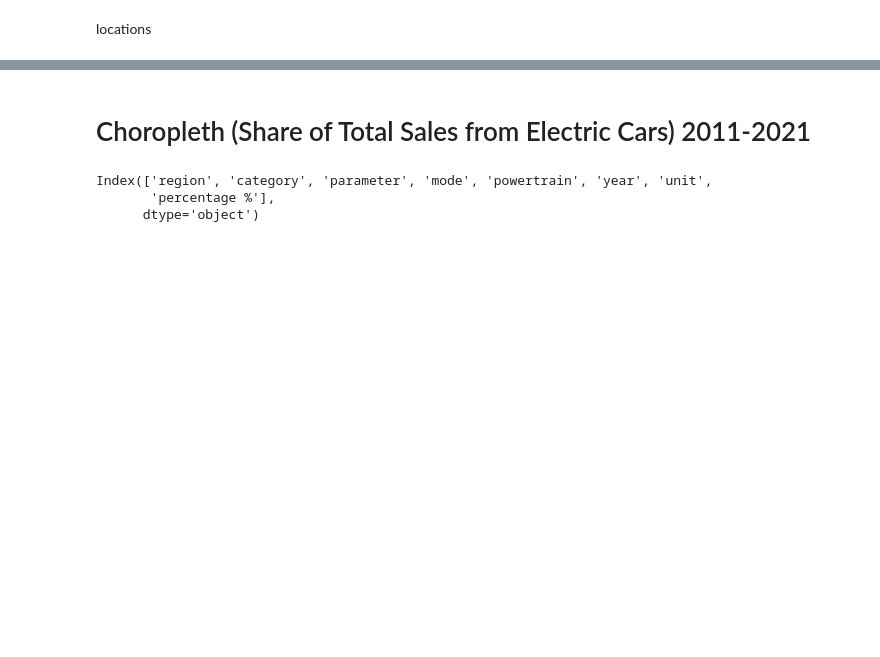
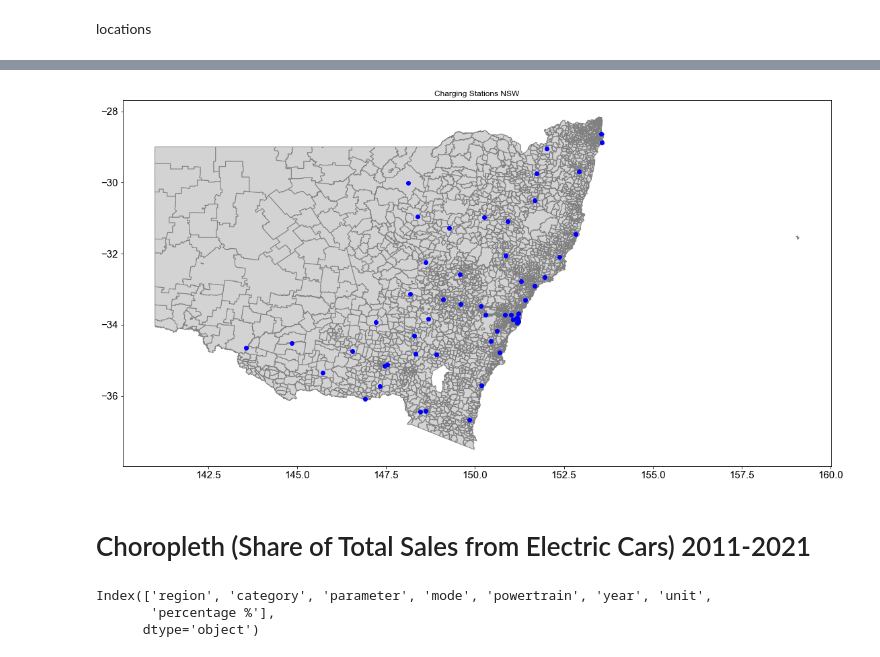
Before and after one commit to aaroln/ev, a Jupyter notebook: presentation.ipynb, the cells around one changed output, grey strips where cells are left out. Cells and saved outputs as stored; diff of their text form; code cells hidden in the pictures; blank space fills up the shorter version.

```diff
--- a/presentation.ipynb
+++ b/presentation.ipynb
@@ -69,0 +51,4 @@ loc
+# %%
+burbs = gpd.GeoDataFrame.from_file('NOV21_NSW_LOC_POLYGON_shp')
+burbs.set_crs(epsg=5234, inplace=True, allow_override=True)
+burbs.sample(2)
@@ -69,0 +59,4 @@ loc
+# %%
+cols_to_drop = ["NSW_LOCA_1", "NSW_LOCA_3", "NSW_LOCA_4","NSW_LOCA_5","NSW_LOCA_7", "DT_RETIRE"]
+burbs.drop(cols_to_drop, axis=1, inplace=True, errors="ignore")
+burbs.head(2)
@@ -101,3 +87,13 @@ plt.show()
+# %%
+ax = burbs.plot(color='lightgrey', edgecolor = 'grey')
+
+df_geo.plot(ax=ax, color='blue')
+
+plt.title('Charging Stations NSW')
+
+plt.show()
+# %% [output]
+[figure, added]
 # %% [markdown]
 # Choropleth (Share of Total Sales from Electric Cars) 2011-2021
 # %%
```
Also changed, not shown: parts of 6 cells of this notebook, 5 other files.
